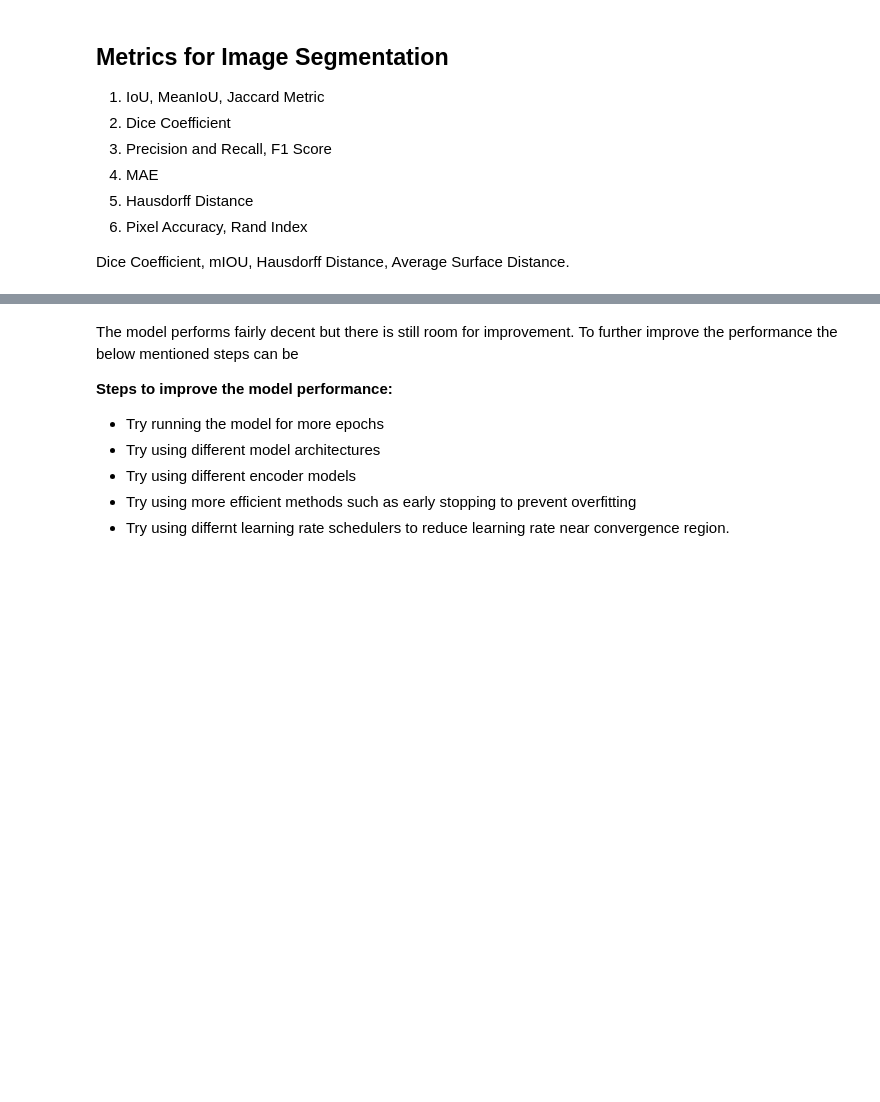
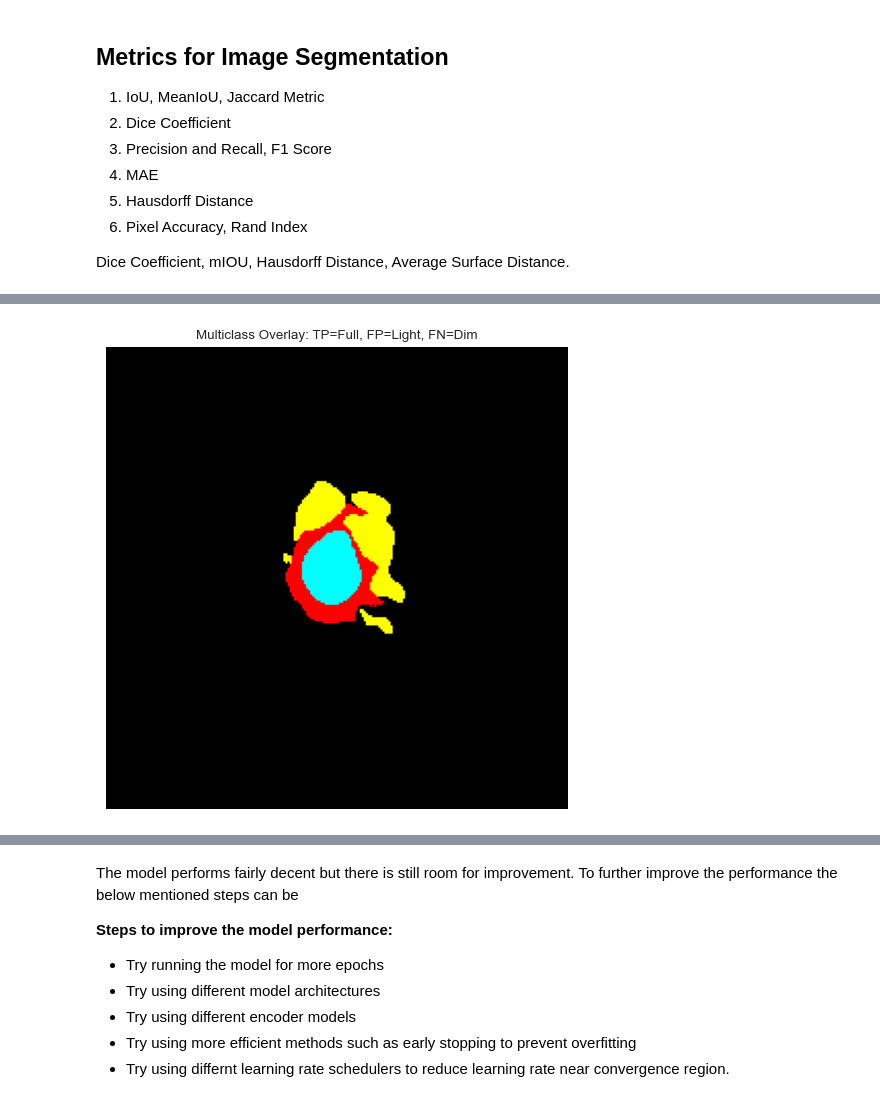
Before and after one commit to snehilsanyal/CMR_Segmentation, a Jupyter notebook: segmentation-acdc-starter.ipynb, the cells around one changed output, grey strips where cells are left out. Drawn from its saved outputs; the diff is of its cells as text; code cells hidden in the pictures; blank space fills up the shorter version.

```diff
--- a/segmentation-acdc-starter.ipynb
+++ b/segmentation-acdc-starter.ipynb
@@ -522,3 +686,14 @@ Dice Coefficient, mIOU, Hausdorff Distance, Average Surface Distance.
+# %%
+class_colors = {
+    0: (0, 0, 0),           # background - black
+    1: (255, 255, 0),       # myo - yellow
+    2: (255, 0, 0),         # lv - red
+    3: (0, 255, 255),       # rv - cyan
+}
+
+visualize_multiclass_overlay(m, p, class_colors=class_colors)
+# %% [output]
+[figure, added]
 # %%
 # Compare predictions with original
 for i in np.random.randint(0, len(test_data), 5):
```
Also changed, not shown: parts of 29 cells of this notebook, 1 other file.
